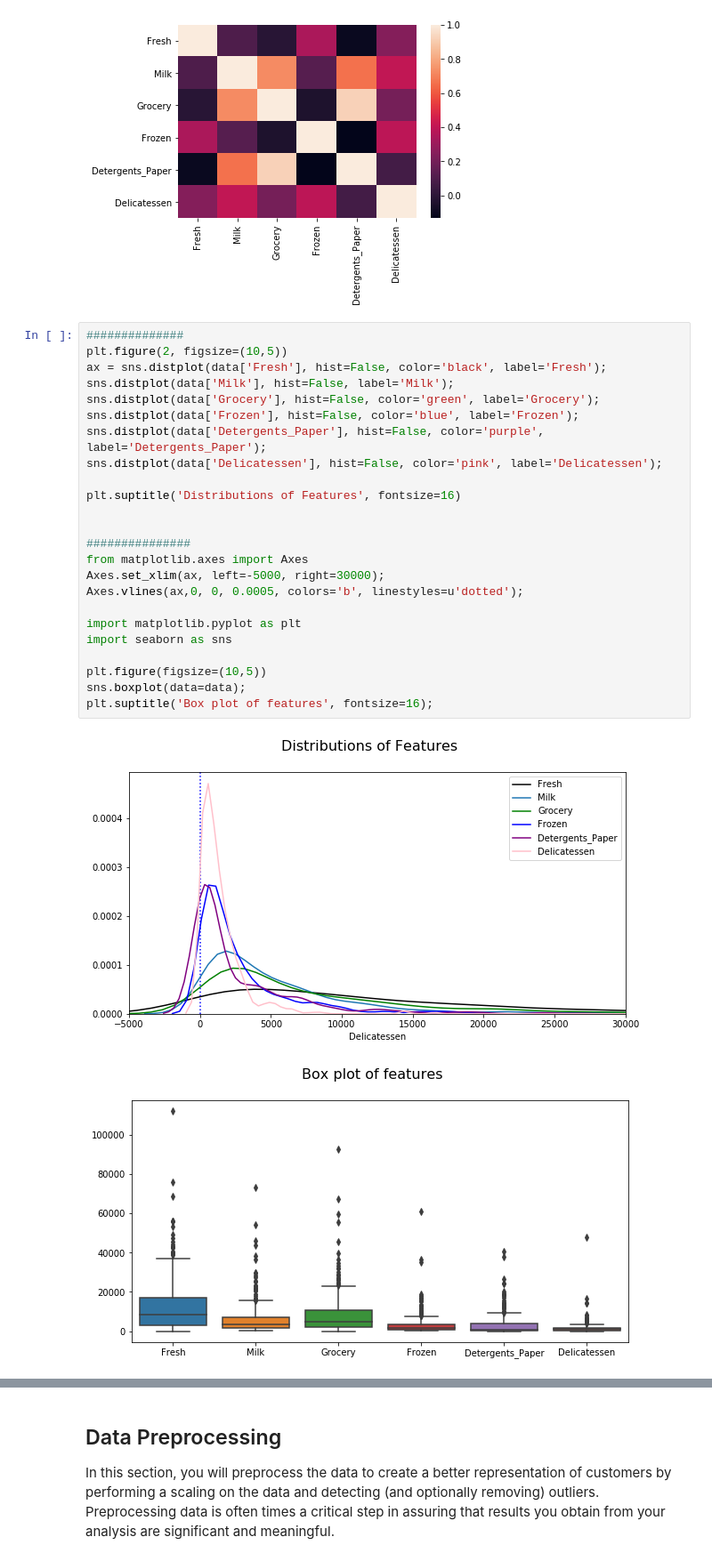
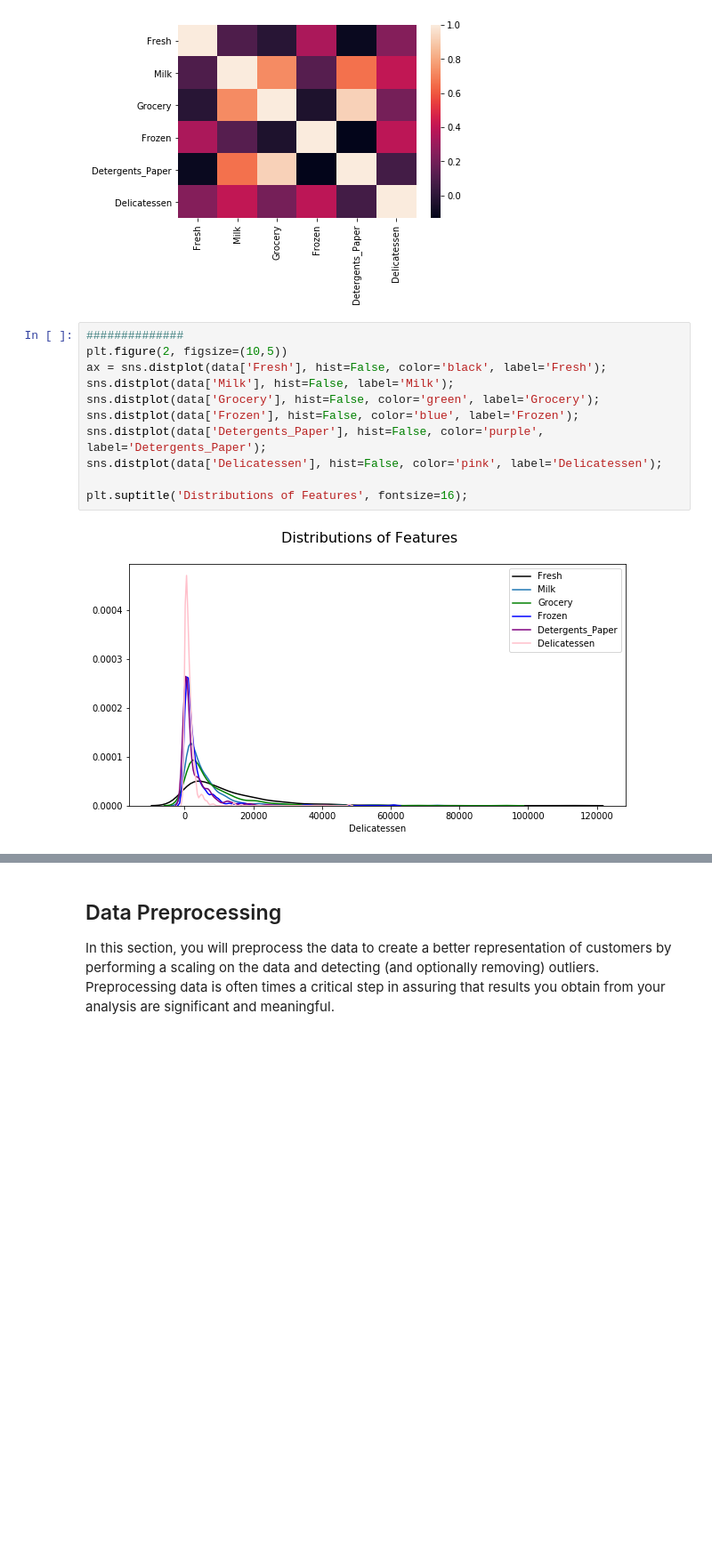
Before and after one commit to aberenyi73/machine-learning, a Jupyter notebook: projects/customer_segments/customer_segments.ipynb, the cells around one changed output, grey strips where cells are left out. Shown: that part at 89% size. Drawn from its saved outputs; the diff is of its cells as text; blank space fills up the shorter version.

```diff
--- a/projects/customer_segments/customer_segments.ipynb
+++ b/projects/customer_segments/customer_segments.ipynb
@@ -248,27 +271,13 @@ display(data.corr());
 # %%
 ##############
 plt.figure(2, figsize=(10,5))
 ax = sns.distplot(data['Fresh'], hist=False, color='black', label='Fresh');
 sns.distplot(data['Milk'], hist=False, label='Milk');
 sns.distplot(data['Grocery'], hist=False, color='green', label='Grocery');
 sns.distplot(data['Frozen'], hist=False, color='blue', label='Frozen');
 sns.distplot(data['Detergents_Paper'], hist=False, color='purple', label='Detergents_Paper');
 sns.distplot(data['Delicatessen'], hist=False, color='pink', label='Delicatessen');
 
-plt.suptitle('Distributions of Features', fontsize=16)
-
-
-###############
-from matplotlib.axes import Axes
-Axes.set_xlim(ax, left=-5000, right=30000);
-Axes.vlines(ax,0, 0, 0.0005, colors='b', linestyles=u'dotted');
-
-import matplotlib.pyplot as plt
-import seaborn as sns
-
-plt.figure(figsize=(10,5))
-sns.boxplot(data=data);
-plt.suptitle('Box plot of features', fontsize=16);
+plt.suptitle('Distributions of Features', fontsize=16);
 # %% [output]
-[figure, old version]
+[figure, new version]
-[figure, removed]
```
Also changed, not shown: parts of 37 cells of this notebook, 3 other files.
